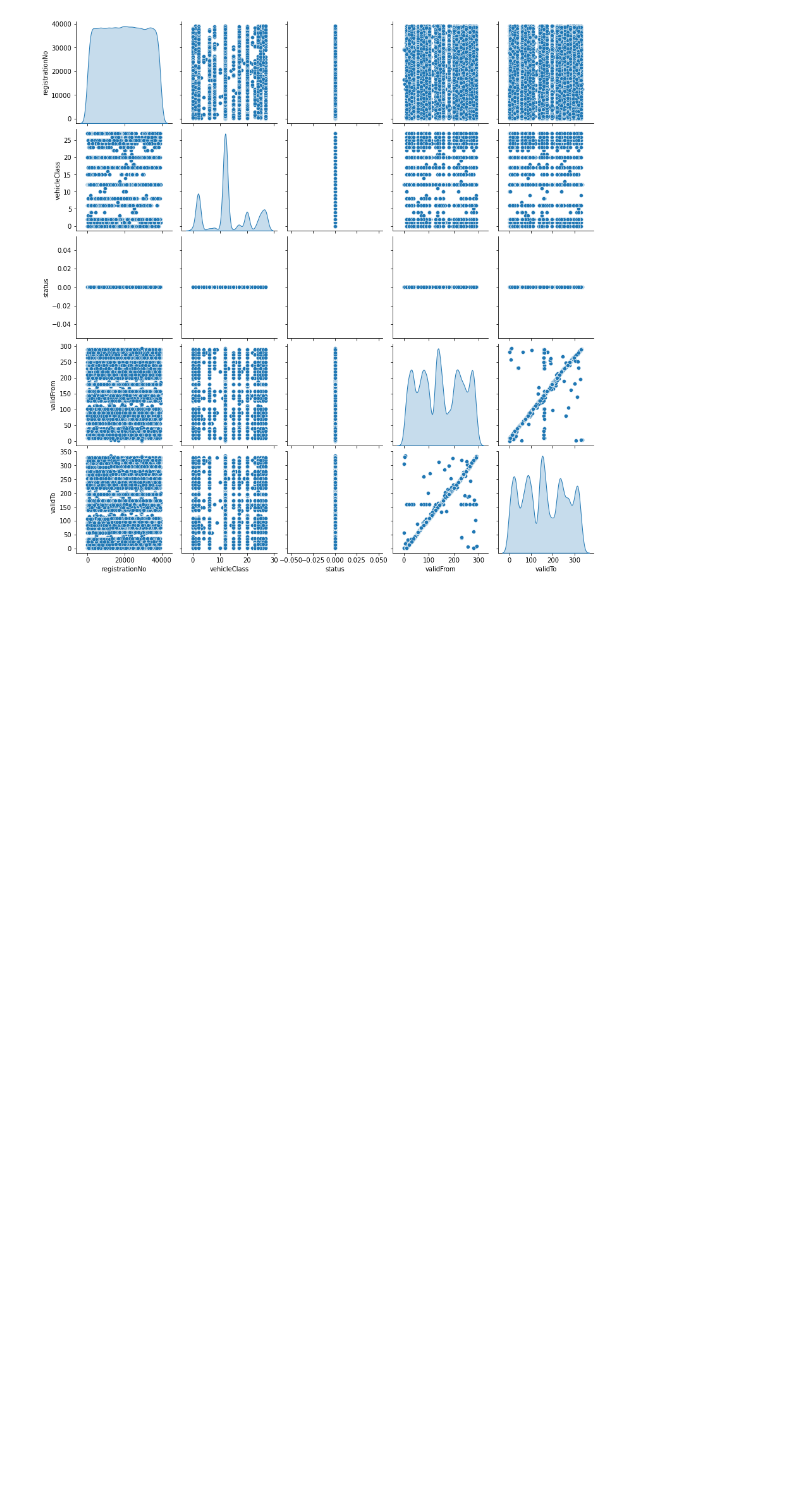
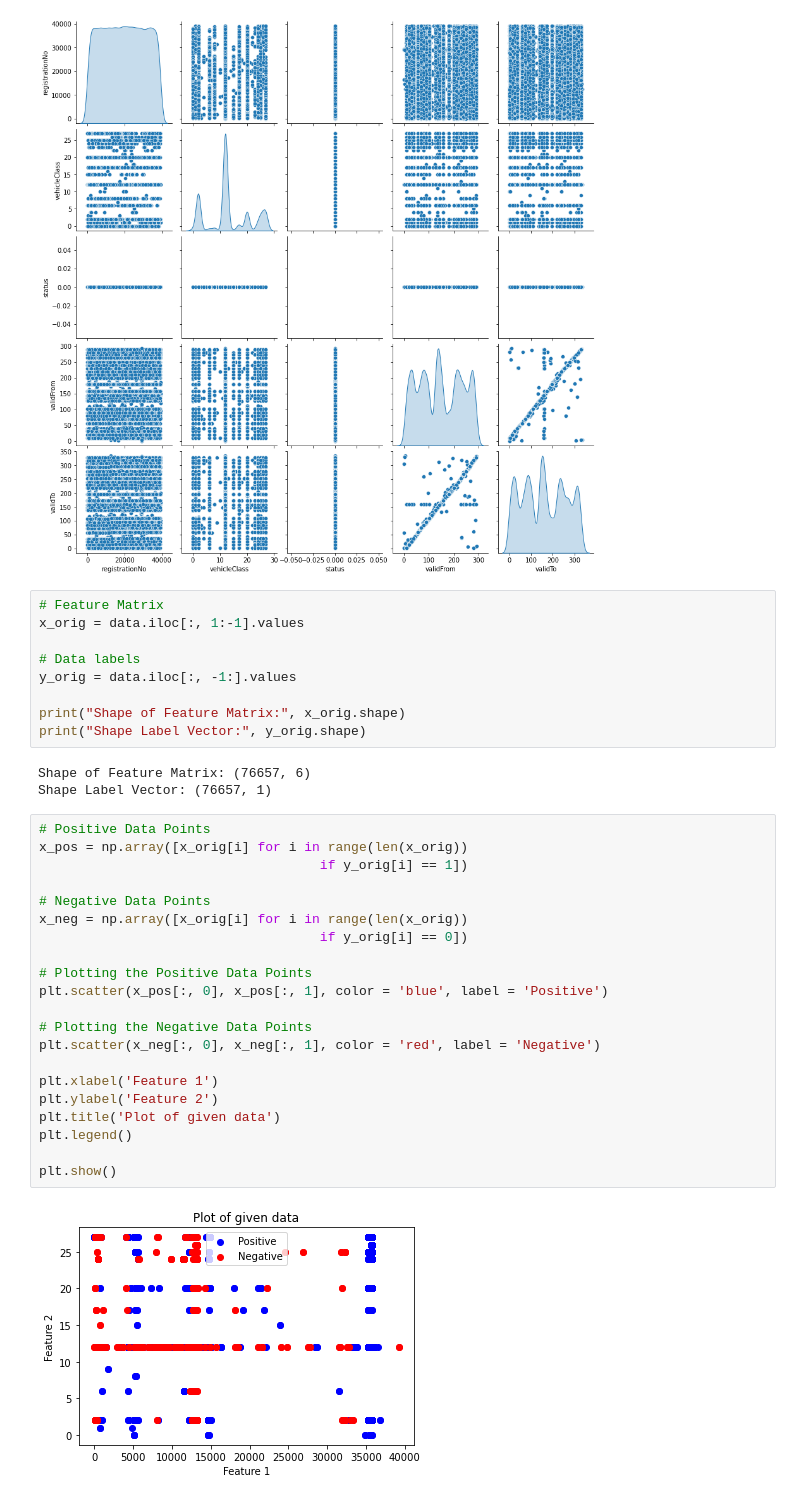
Before and after one commit to digitalhemanth/Data-Science, a Jupyter notebook: Scikit Learn/Sample_ds_with_spark.ipynb, the cells around one changed output. Saved outputs shown, nothing was run; the diff lists cells and outputs as text; blank space fills up the shorter version.

```diff
--- a/Scikit Learn/Sample_ds_with_spark.ipynb
+++ b/Scikit Learn/Sample_ds_with_spark.ipynb
@@ -212,3 +210,38 @@ len(test_dataset)
 sns.pairplot(train_dataset.iloc[:, 1:6], diag_kind='kde');
 # %% [output]
 [figure]
+# %%
+# Feature Matrix
+x_orig = data.iloc[:, 1:-1].values
+
+# Data labels
+y_orig = data.iloc[:, -1:].values
+
+print("Shape of Feature Matrix:", x_orig.shape)
+print("Shape Label Vector:", y_orig.shape)
+# %% [output]
+Shape of Feature Matrix: (76657, 6)
+Shape Label Vector: (76657, 1)
+# %%
+# Positive Data Points
+x_pos = np.array([x_orig[i] for i in range(len(x_orig))
+									if y_orig[i] == 1])
+
+# Negative Data Points
+x_neg = np.array([x_orig[i] for i in range(len(x_orig))
+									if y_orig[i] == 0])
+
+# Plotting the Positive Data Points
+plt.scatter(x_pos[:, 0], x_pos[:, 1], color = 'blue', label = 'Positive')
+
+# Plotting the Negative Data Points
+plt.scatter(x_neg[:, 0], x_neg[:, 1], color = 'red', label = 'Negative')
+
+plt.xlabel('Feature 1')
+plt.ylabel('Feature 2')
+plt.title('Plot of given data')
+plt.legend()
+
+plt.show()
+# %% [output]
+[figure, added]
```
Also changed, not shown: parts of 5 cells of this notebook.
